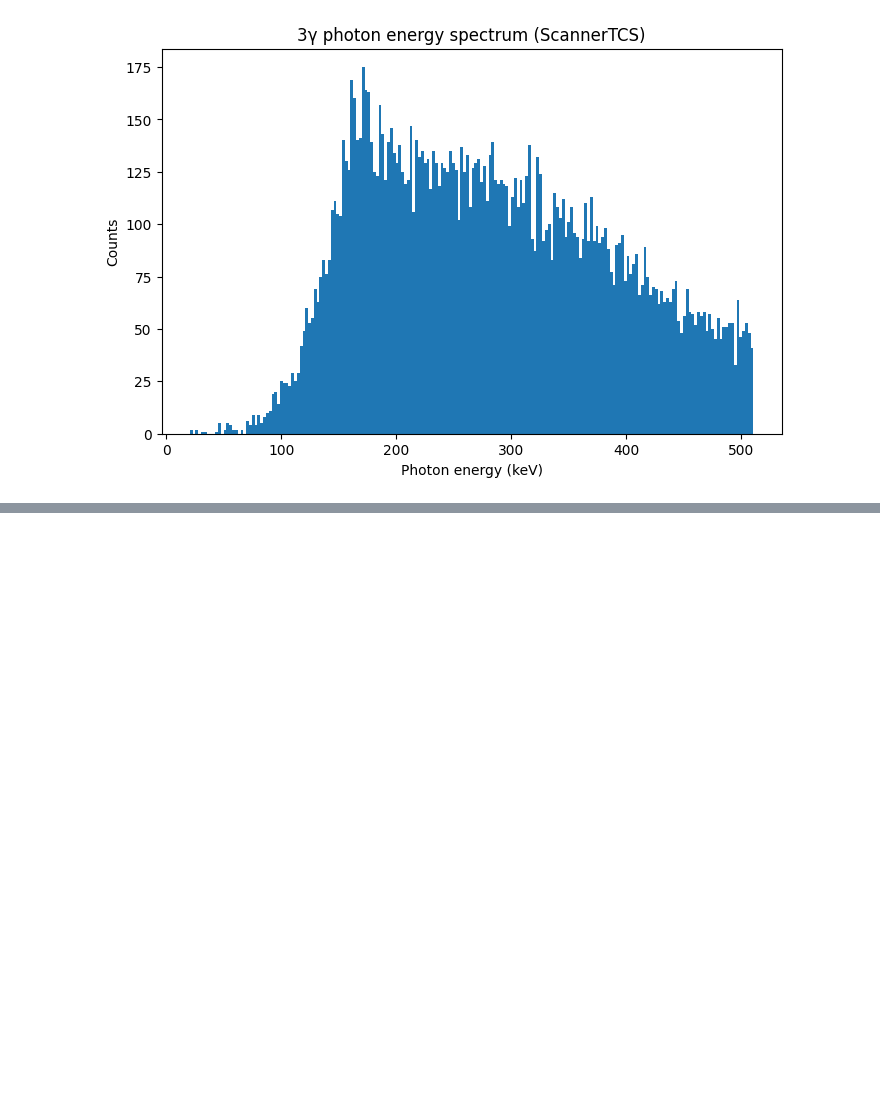
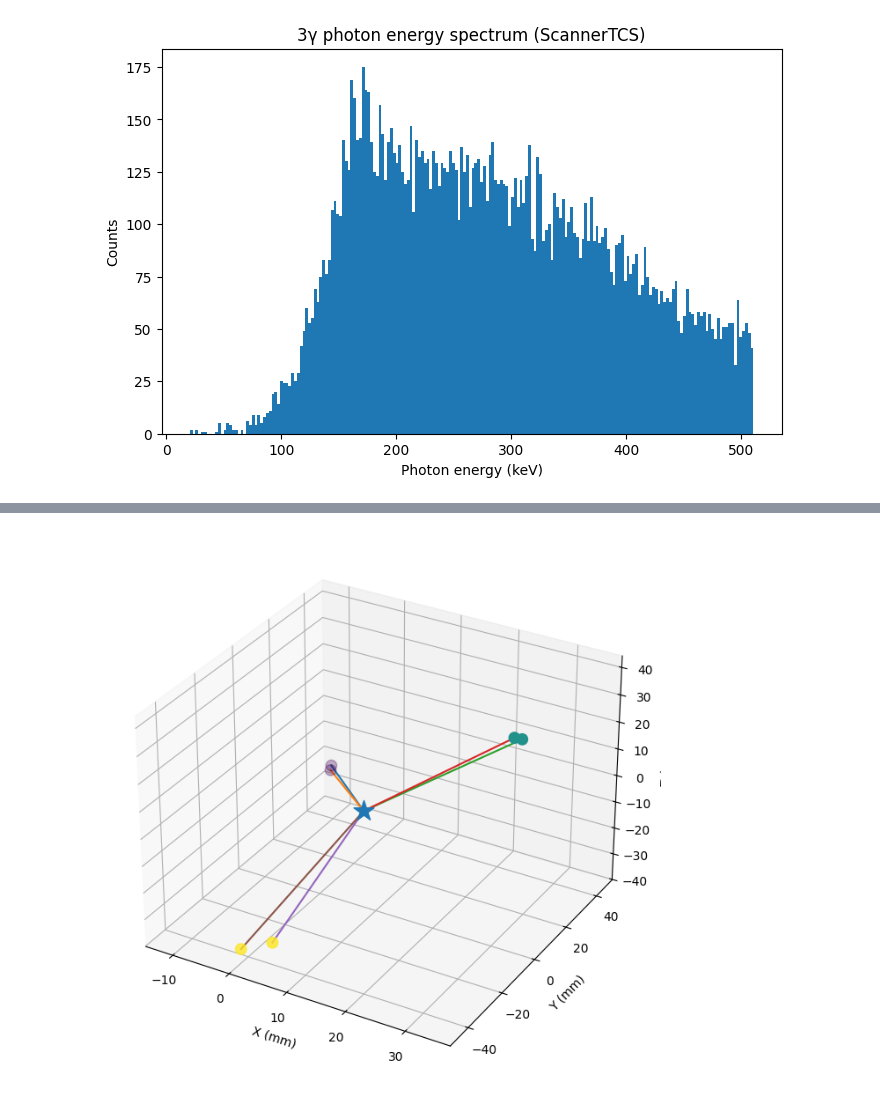
Before and after one commit to mw2304/SummerProject2026, a Jupyter notebook: merged_sim_job.ipynb, the cells around one changed output, grey strips where cells are left out. Drawn from its saved outputs; the diff is of its cells as text; code cells hidden in the pictures; blank space fills up the shorter version.

```diff
--- a/merged_sim_job.ipynb
+++ b/merged_sim_job.ipynb
@@ -523,0 +544,13 @@ plt.show()
+# %%
+eventID = data["EventID"].iloc[0]
+
+event = data[data["EventID"] == eventID]
+
+print(event[[
+    "EventID",
+    "GammaIndex",
+    "HitIndex",
+    "X_mm",
+    "Y_mm",
+    "Z_mm"
+]])
@@ -523,0 +565,28 @@ plt.show()
+# %%
+fig = plt.figure(figsize=(8,8))
+ax = fig.add_subplot(111, projection="3d")
+
+ax.scatter(event["X_mm"],
+           event["Y_mm"],
+           event["Z_mm"],
+           c=event["GammaIndex"],
+           s=80)
+
+ax.scatter(event["AnnihilX_mm"].iloc[0],
+           event["AnnihilY_mm"].iloc[0],
+           event["AnnihilZ_mm"].iloc[0],
+           marker="*",
+           s=300)
+
+for _, row in event.iterrows():
+    ax.plot([row["AnnihilX_mm"], row["X_mm"]],
+            [row["AnnihilY_mm"], row["Y_mm"]],
+            [row["AnnihilZ_mm"], row["Z_mm"]])
+
+ax.set_xlabel("X (mm)")
+ax.set_ylabel("Y (mm)")
+ax.set_zlabel("Z (mm)")
+
+plt.show()
+# %% [output]
+[figure, added]
```
Also changed, not shown: parts of 2 cells of this notebook.
